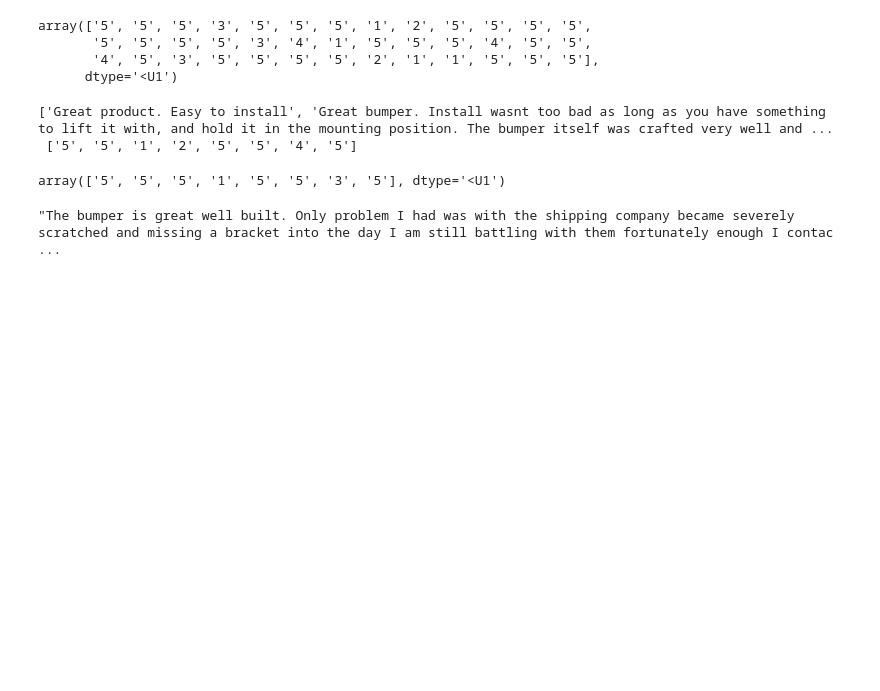
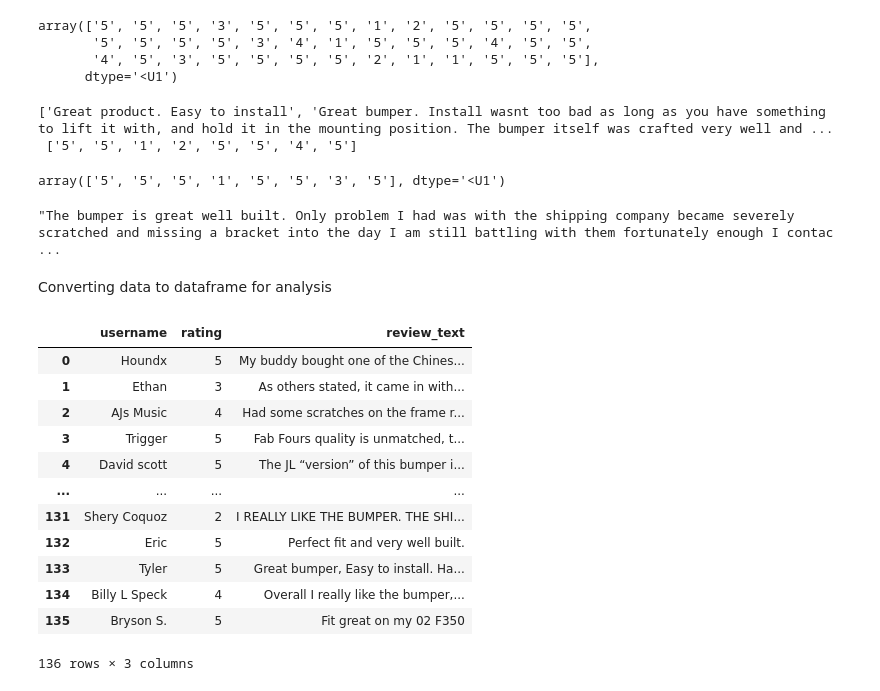
Before and after one commit to GetJoeMalone/NLP-and-ML-for-customer-reviews, a Jupyter notebook: FabFours NLP and ML Notebook.ipynb, the cells around one changed output. Saved outputs shown, nothing was run; the diff lists cells and outputs as text; code cells hidden in the pictures; blank space fills up the shorter version.

```diff
--- a/FabFours NLP and ML Notebook.ipynb
+++ b/FabFours NLP and ML Notebook.ipynb
@@ -2631,3 +2631,23 @@ Customer image
 8 people found this helpful
 Helpful
 Report'''
+# %% [markdown]
+Converting data to dataframe for analysis
+# %%
+df = pd.DataFrame.from_dict(dictRevs)
+# %%
+df
+# %% [output]
+|  | username | rating | review_text |
+| 0 | Houndx | 5 | My buddy bought one of the Chines... |
+| 1 | Ethan | 3 | As others stated, it came in with... |
+| 2 | AJs Music | 4 | Had some scratches on the frame r... |
+| 3 | Trigger | 5 | Fab Fours quality is unmatched, t... |
+| 4 | David scott | 5 | The JL “version” of this bumper i... |
+| ... | ... | ... | ... |
+| 131 | Shery Coquoz | 2 | I REALLY LIKE THE BUMPER. THE SHI... |
+| 132 | Eric | 5 | Perfect fit and very well built. |
+| 133 | Tyler | 5 | Great bumper, Easy to install. Ha... |
+| 134 | Billy L Speck | 4 | Overall I really like the bumper,... |
+| 135 | Bryson S. | 5 | Fit great on my 02 F350 |
+136 rows × 3 columns
```
Also changed, not shown: parts of 6 cells of this notebook.
